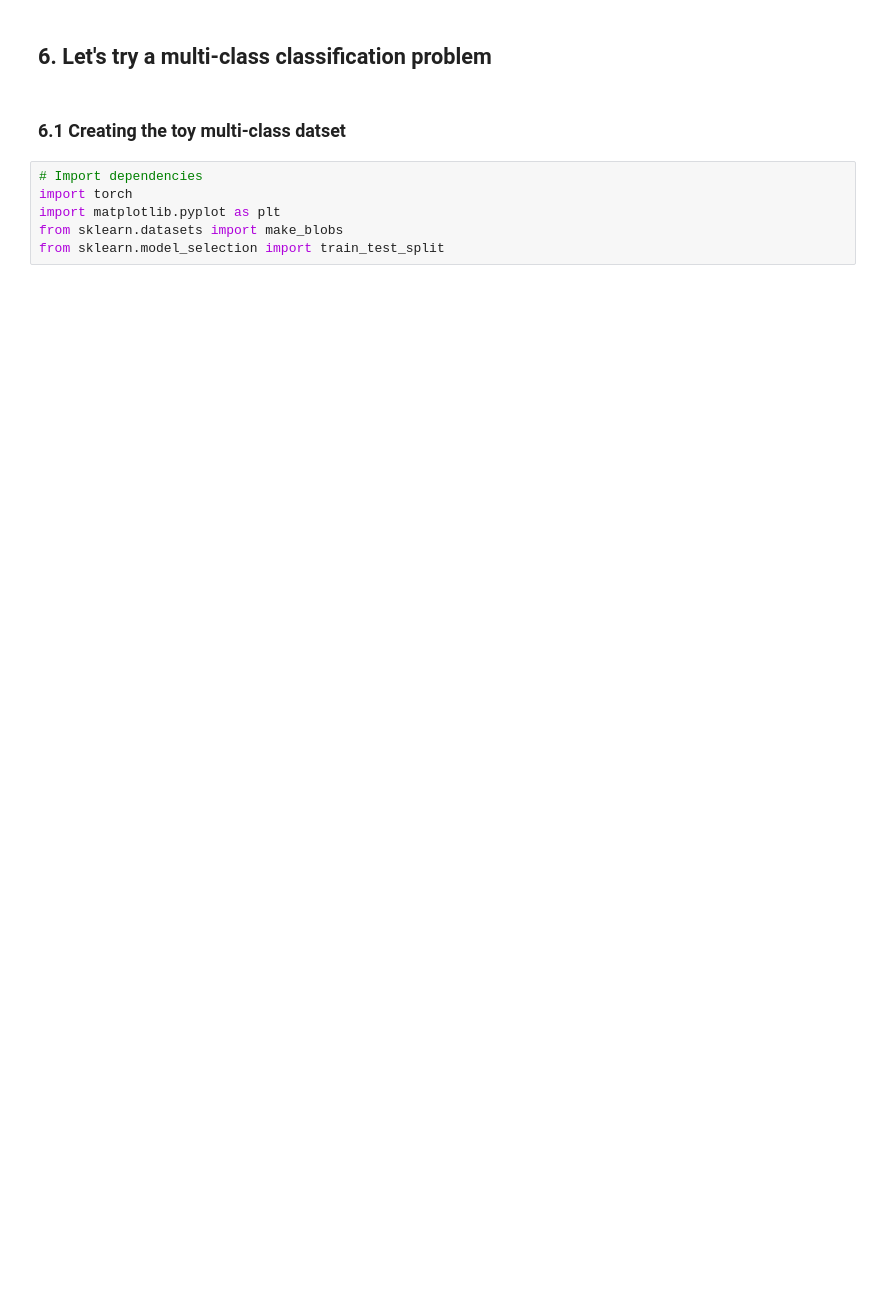
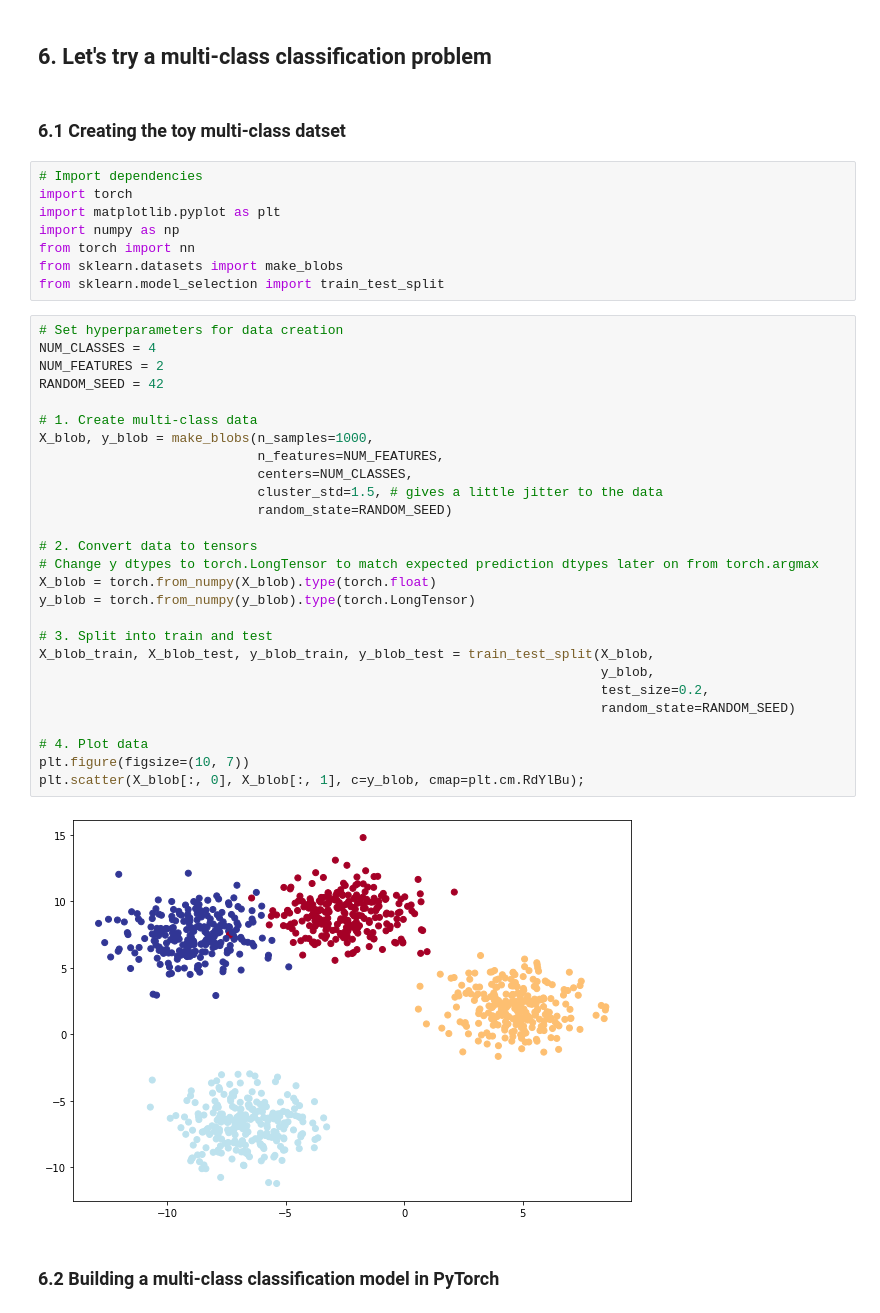
Before and after one commit to awhang/mnist-colab-excercise, a Jupyter notebook: 02_neural_network_classification.ipynb, the cells around one changed output. Saved outputs shown, nothing was run; the diff lists cells and outputs as text; blank space fills up the shorter version.

```diff
--- a/02_neural_network_classification.ipynb
+++ b/02_neural_network_classification.ipynb
@@ -457,5 +456,38 @@ plot_test_train(model_1)
 # Import dependencies
 import torch
 import matplotlib.pyplot as plt
+import numpy as np
+from torch import nn
 from sklearn.datasets import make_blobs
 from sklearn.model_selection import train_test_split
+# %%
+# Set hyperparameters for data creation
+NUM_CLASSES = 4
+NUM_FEATURES = 2
+RANDOM_SEED = 42
+
+# 1. Create multi-class data
+X_blob, y_blob = make_blobs(n_samples=1000,
+                            n_features=NUM_FEATURES,
+                            centers=NUM_CLASSES,
+                            cluster_std=1.5, # gives a little jitter to the data
+                            random_state=RANDOM_SEED)
+
+# 2. Convert data to tensors
+# Change y dtypes to torch.LongTensor to match expected prediction dtypes later on from torch.argmax
+X_blob = torch.from_numpy(X_blob).type(torch.float)
+y_blob = torch.from_numpy(y_blob).type(torch.LongTensor)
+
+# 3. Split into train and test
+X_blob_train, X_blob_test, y_blob_train, y_blob_test = train_test_split(X_blob,
+                                                                        y_blob,
+                                                                        test_size=0.2,
+                                                                        random_state=RANDOM_SEED)
+
+# 4. Plot data
+plt.figure(figsize=(10, 7))
+plt.scatter(X_blob[:, 0], X_blob[:, 1], c=y_blob, cmap=plt.cm.RdYlBu);
+# %% [output]
+[figure, added]
+# %% [markdown]
+### 6.2 Building a multi-class classification model in PyTorch
```
Also changed, not shown: parts of 22 cells of this notebook.
